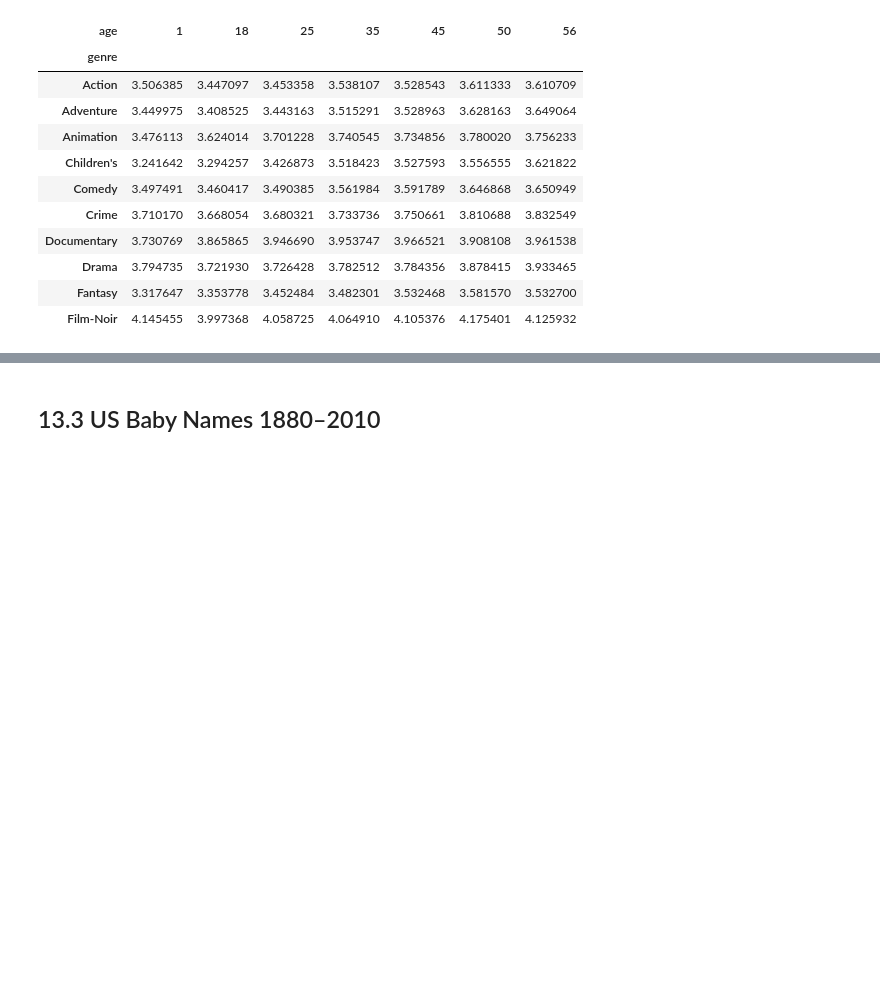
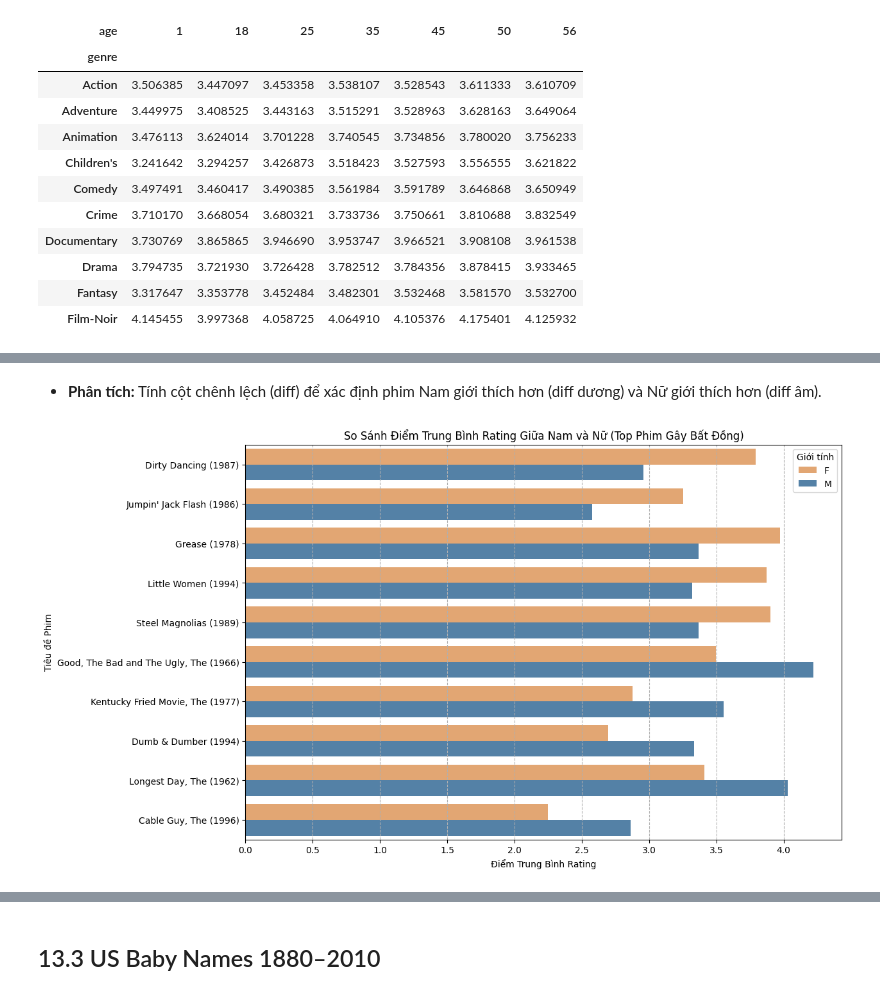
Before and after one commit to nguyenmaivy/DataAnalysis-PTDL, a Jupyter notebook: Lab2_DataAnalytics_NguyenHoangMaiVy_3122410490/ch13.ipynb, the cells around one changed output, grey strips where cells are left out. Cells and saved outputs as stored; diff of their text form; code cells hidden in the pictures; blank space fills up the shorter version.

```diff
--- a/Lab2_DataAnalytics_NguyenHoangMaiVy_3122410490/ch13.ipynb
+++ b/Lab2_DataAnalytics_NguyenHoangMaiVy_3122410490/ch13.ipynb
@@ -560,0 +828,31 @@ genre_ratings[:10]
+# %% [markdown]
+- **Phân tích:** Tính cột chênh lệch (diff) để xác định phim Nam giới thích hơn (diff dương) và Nữ giới thích hơn (diff âm).
+# %%
+# Tính sự khác biệt về điểm rating: Rating Nam - Rating Nữ
+mean_ratings["diff"] = mean_ratings["M"] - mean_ratings["F"]
+
+# Lấy Top 5 Nữ thích hơn (diff âm) và Top 5 Nam thích hơn (diff dương)
+sorted_by_diff = mean_ratings.sort_values("diff")
+top_5_f_pref = sorted_by_diff.head(5)
+top_5_m_pref = sorted_by_diff[::-1].head(5)
+
+# Kết hợp dữ liệu và định dạng cho Seaborn
+combined_disagreement = pd.concat([top_5_f_pref, top_5_m_pref])
+plot_data_disag = combined_disagreement.reset_index()[['title', 'F', 'M']].melt(
+    id_vars='title',
+    value_vars=['F', 'M'],
+    var_name='Gender',
+    value_name='Mean Rating'
+)
+
+# Trực quan hóa so sánh Rating Nam và Nữ
+plt.figure(figsize=(12, 8))
+sns.barplot(x='Mean Rating', y='title', hue='Gender', data=plot_data_disag, palette={'F': 'sandybrown', 'M': 'steelblue'})
+plt.title("So Sánh Điểm Trung Bình Rating Giữa Nam và Nữ (Top Phim Gây Bất Đồng)")
+plt.xlabel("Điểm Trung Bình Rating")
+plt.ylabel("Tiêu đề Phim")
+plt.legend(title='Giới tính')
+plt.grid(axis='x', linestyle='--')
+plt.show()
+# %% [output]
+[figure, added]
```
Also changed, not shown: parts of 119 cells of this notebook.
